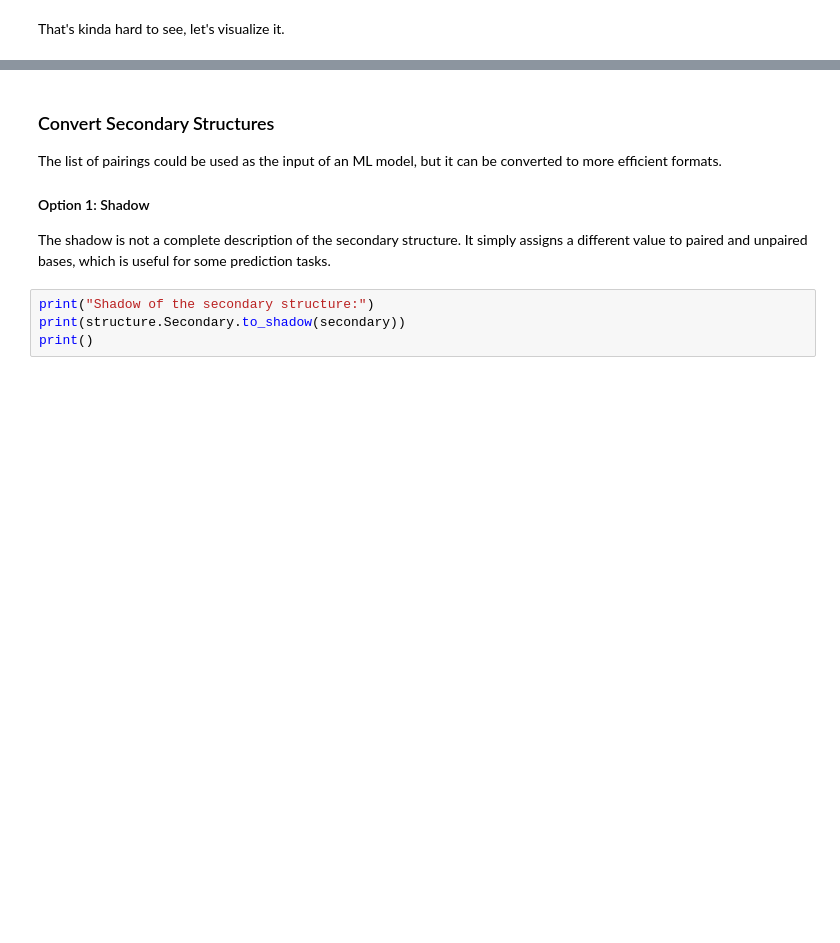
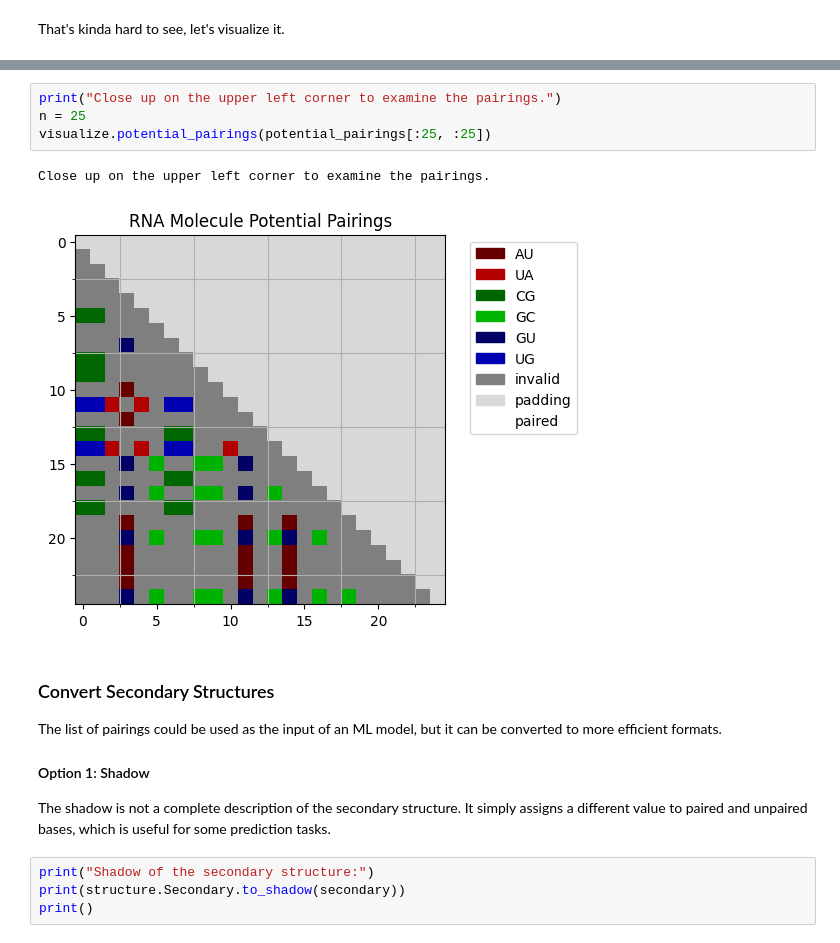
Before and after one commit to Vincent-Therrien/diurnal, a Jupyter notebook: demo/data_processing.ipynb, the cells around one changed output, grey strips where cells are left out. Saved outputs shown, nothing was run; the diff lists cells and outputs as text; blank space fills up the shorter version.

```diff
--- a/demo/data_processing.ipynb
+++ b/demo/data_processing.ipynb
@@ -149,3 +169,10 @@ Close up on the upper left corner to examine the pairings.
+# %%
+print("Close up on the upper left corner to examine the pairings.")
+n = 25
+visualize.potential_pairings(potential_pairings[:25, :25])
+# %% [output]
+Close up on the upper left corner to examine the pairings.
+[figure, added]
 # %% [markdown]
 ### Convert Secondary Structures
 
```
Also changed, not shown: parts of 11 cells of this notebook, 12 other files.
